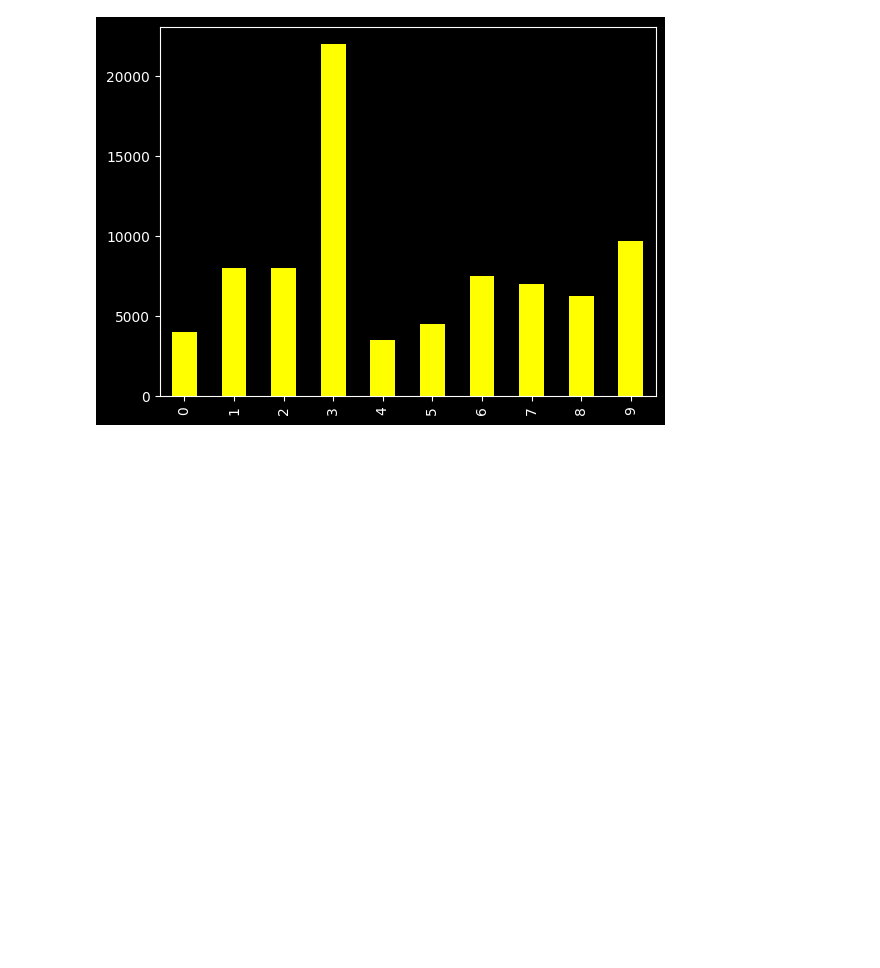
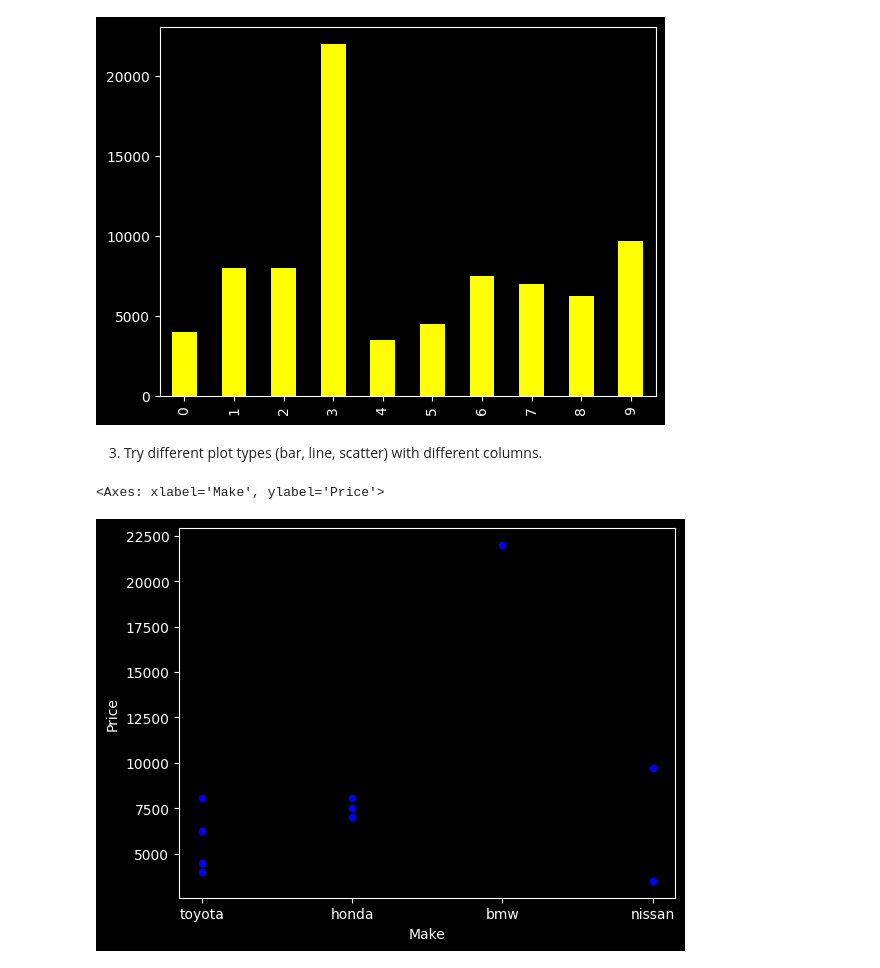
Before and after one commit to Muhammad-Bilal1605/LearningAI, a Jupyter notebook: scripts/Assignment2: Pandas.ipynb, the cells around one changed output. Drawn from its saved outputs; the diff is of its cells as text; code cells hidden in the pictures; blank space fills up the shorter version.

Commit message:
Scatter Plot:made a scatter plot for price

```diff
--- a/scripts/Assignment2: Pandas.ipynb
+++ b/scripts/Assignment2: Pandas.ipynb
@@ -794,3 +794,10 @@ dataframe["Price"].plot(kind='bar',color='yellow')
 # %% [output]
 <Axes: >
 [figure]
+# %% [markdown]
+3) Try different plot types (bar, line, scatter) with different columns.
+# %%
+dataframe.plot(kind='scatter',x="Make",y='Price',color='blue')
+# %% [output]
+<Axes: xlabel='Make', ylabel='Price'>
+[figure, added]
```
